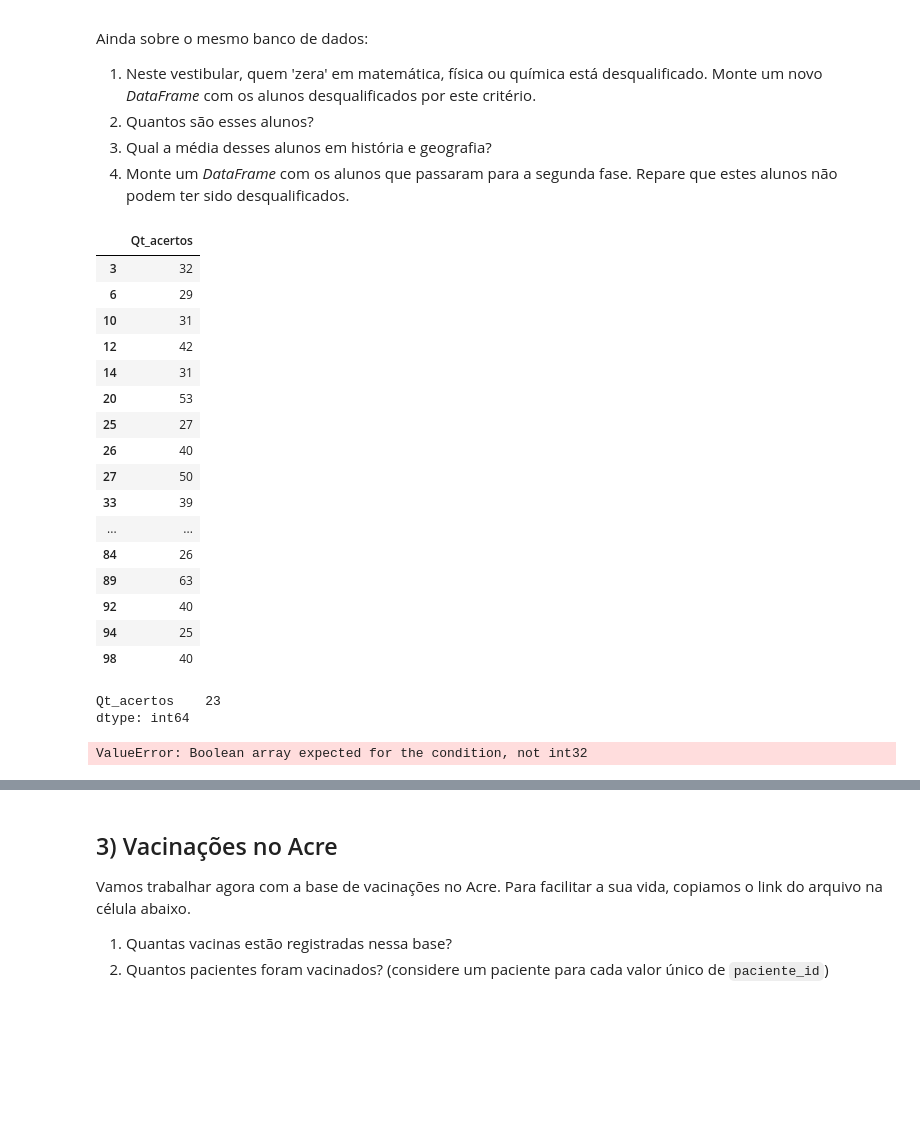
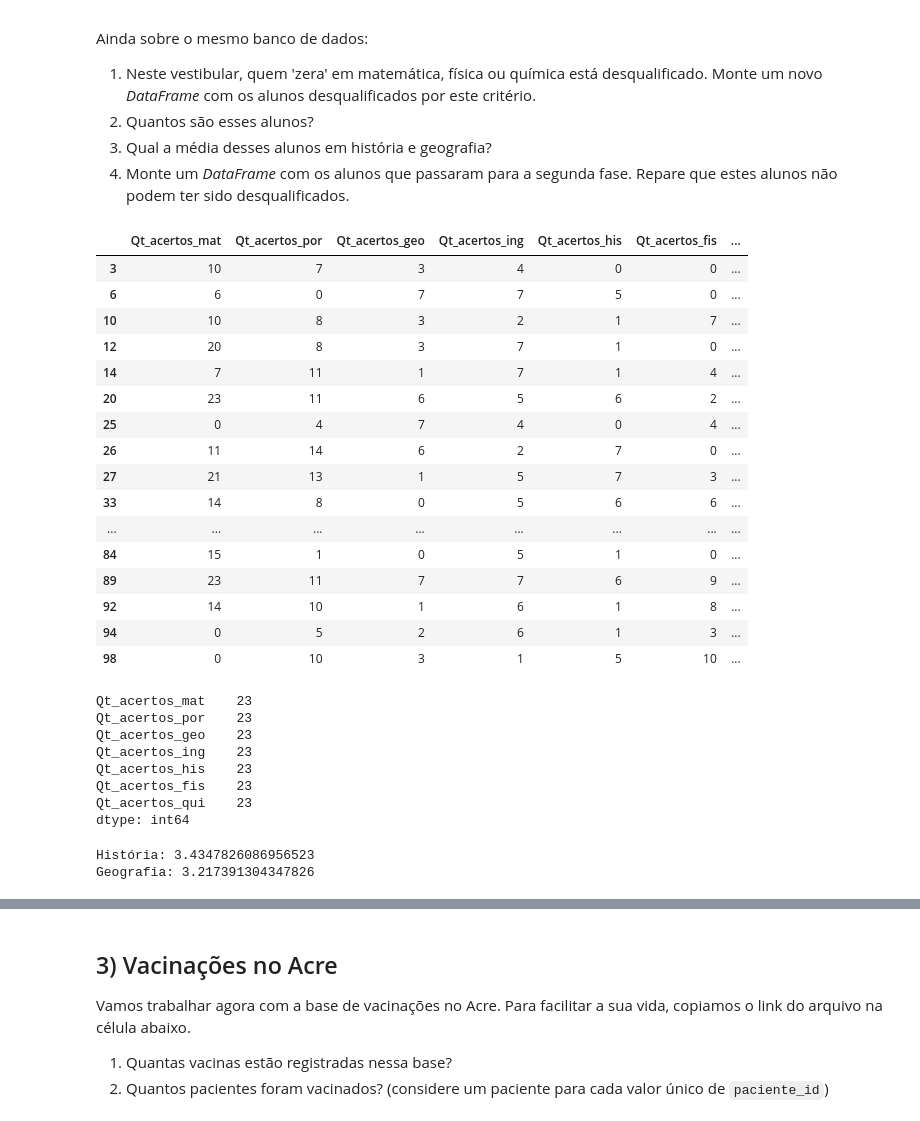
Before and after one commit to thomasgcosta/datascience-ebac, a Jupyter notebook: Tarefas/Mod04 - Tarefa aulas 03 a 05.ipynb, the cells around one changed output, grey strips where cells are left out. Drawn from its saved outputs; the diff is of its cells as text; code cells hidden in the pictures; blank space fills up the shorter version.

```diff
--- a/Tarefas/Mod04 - Tarefa aulas 03 a 05.ipynb
+++ b/Tarefas/Mod04 - Tarefa aulas 03 a 05.ipynb
@@ -24,19 +24,19 @@ import pandas as pd
 import numpy as np
 
 np.random.seed(42)
-df_mat = pd.DataFrame(np.random.randint(24, size=(100, 1)), columns=['Qt_acertos'])
+df_mat = pd.DataFrame(np.random.randint(24, size=(100, 1)), columns=['Qt_acertos_mat'])
 
-df_por = pd.DataFrame(np.random.randint(18, size=(100, 1)), columns=['Qt_acertos'])
+df_por = pd.DataFrame(np.random.randint(18, size=(100, 1)), columns=['Qt_acertos_por'])
 
-df_geo = pd.DataFrame(np.random.randint(8, size=(100, 1)), columns=['Qt_acertos'])
+df_geo = pd.DataFrame(np.random.randint(8, size=(100, 1)), columns=['Qt_acertos_geo'])
 
-df_ing = pd.DataFrame(np.random.randint(8, size=(100, 1)), columns=['Qt_acertos'])
+df_ing = pd.DataFrame(np.random.randint(8, size=(100, 1)), columns=['Qt_acertos_ing'])
 
-df_his = pd.DataFrame(np.random.randint(8, size=(100, 1)), columns=['Qt_acertos'])
+df_his = pd.DataFrame(np.random.randint(8, size=(100, 1)), columns=['Qt_acertos_his'])
 
-df_fis = pd.DataFrame(np.random.randint(12, size=(100, 1)), columns=['Qt_acertos'])
+df_fis = pd.DataFrame(np.random.randint(12, size=(100, 1)), columns=['Qt_acertos_fis'])
 
-df_qui = pd.DataFrame(np.random.randint(12, size=(100, 1)), columns=['Qt_acertos'])
+df_qui = pd.DataFrame(np.random.randint(12, size=(100, 1)), columns=['Qt_acertos_qui'])
 # %%
 # 1) Seu código aqui
 
@@ -49,6 +49,7 @@ pc_fis = df_fis /  8
 pc_qui = df_qui /  8
 # %%
 # 2) Seu código aqui
-total = df_mat + df_por + df_geo + df_ing + df_his + df_fis + df_qui
+data_frames = [df_mat, df_por, df_geo, df_ing, df_his, df_fis, df_qui]
+total = pd.concat(data_frames, axis=1)
 total
 # %% [output]
@@ -100,37 +107,44 @@ Ainda sobre o mesmo banco de dados:
 4. Monte um *DataFrame* com os alunos que passaram para a segunda fase. Repare que estes alunos não podem ter sido desqualificados.
 # %%
 # seu código aqui
-df_eliminados = total[(df_mat['Qt_acertos'] == 0) |
-                      (df_fis['Qt_acertos'] == 0) |
-                      (df_qui['Qt_acertos'] == 0)]
+df_eliminados = total[(total['Qt_acertos_mat'] == 0) |
+                      (total['Qt_acertos_fis'] == 0) |
+                      (total['Qt_acertos_qui'] == 0)]
 
 df_eliminados
 # %% [output]
-|  | Qt_acertos |
-| 3 | 32 |
-| 6 | 29 |
-| 10 | 31 |
-| 12 | 42 |
-| 14 | 31 |
-| 20 | 53 |
-| 25 | 27 |
-| 26 | 40 |
-| 27 | 50 |
-| 33 | 39 |
-| ... | ... |
-| 84 | 26 |
-| 89 | 63 |
-| 92 | 40 |
-| 94 | 25 |
-| 98 | 40 |
+|  | Qt_acertos_mat | Qt_acertos_por | Qt_acertos_geo | Qt_acertos_ing | Qt_acertos_his | Qt_acertos_fis | ... |
+| 3 | 10 | 7 | 3 | 4 | 0 | 0 | ... |
+| 6 | 6 | 0 | 7 | 7 | 5 | 0 | ... |
+| 10 | 10 | 8 | 3 | 2 | 1 | 7 | ... |
+| 12 | 20 | 8 | 3 | 7 | 1 | 0 | ... |
+| 14 | 7 | 11 | 1 | 7 | 1 | 4 | ... |
+| 20 | 23 | 11 | 6 | 5 | 6 | 2 | ... |
+| 25 | 0 | 4 | 7 | 4 | 0 | 4 | ... |
+| 26 | 11 | 14 | 6 | 2 | 7 | 0 | ... |
+| 27 | 21 | 13 | 1 | 5 | 7 | 3 | ... |
+| 33 | 14 | 8 | 0 | 5 | 6 | 6 | ... |
+| ... | ... | ... | ... | ... | ... | ... | ... |
+| 84 | 15 | 1 | 0 | 5 | 1 | 0 | ... |
+| 89 | 23 | 11 | 7 | 7 | 6 | 9 | ... |
+| 92 | 14 | 10 | 1 | 6 | 1 | 8 | ... |
+| 94 | 0 | 5 | 2 | 6 | 1 | 3 | ... |
+| 98 | 0 | 10 | 3 | 1 | 5 | 10 | ... |
 # %%
 df_eliminados.count()
 # %% [output]
-Qt_acertos    23
+Qt_acertos_mat    23
+Qt_acertos_por    23
+Qt_acertos_geo    23
+Qt_acertos_ing    23
+Qt_acertos_his    23
+Qt_acertos_fis    23
+Qt_acertos_qui    23
 dtype: int64
-# %%
-media = df_eliminados[df_his].mean()
-media
-# %% [output]
-ValueError: Boolean array expected for the condition, not int32
+# %%
+print("História: "+str(df_eliminados['Qt_acertos_his'].mean()))
+print("Geografia: "+str(df_eliminados['Qt_acertos_geo'].mean()))
+# %% [output]
+História: 3.4347826086956523
+Geografia: 3.217391304347826
 # %%
```
Also changed, not shown: parts of 4 cells of this notebook.
